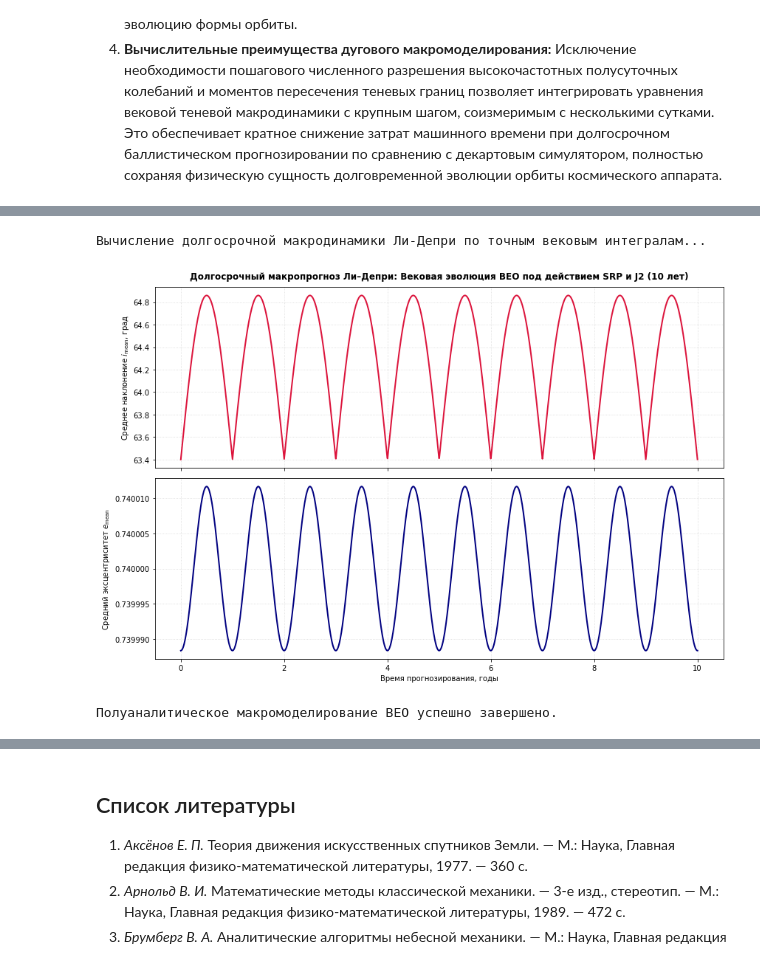
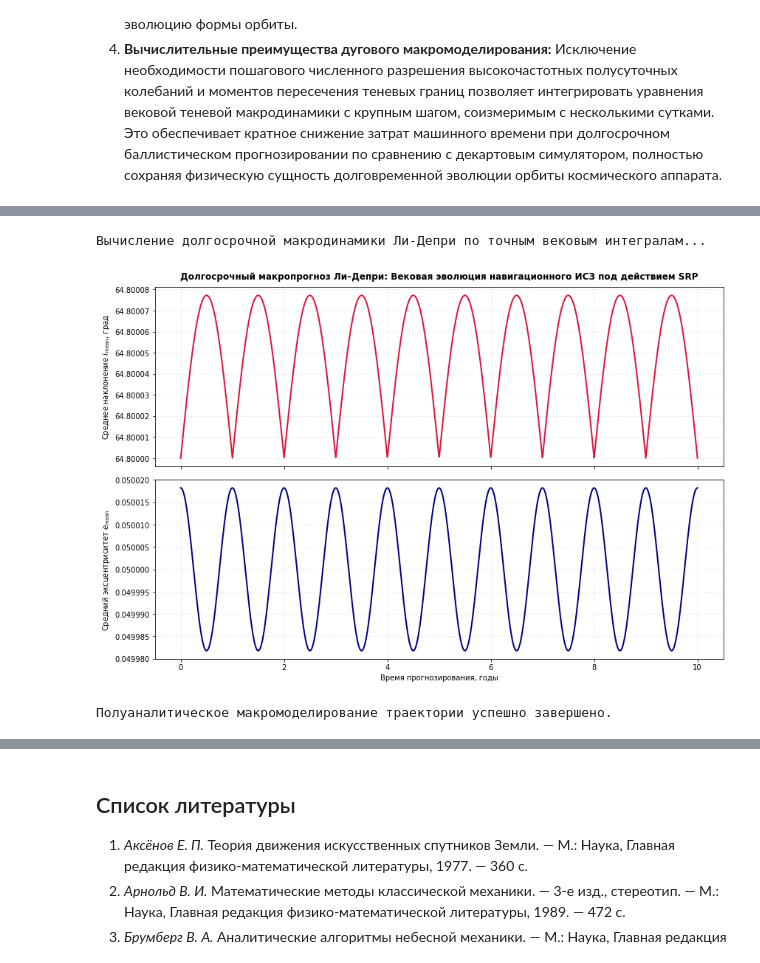
Before and after one commit to DPritykin/nonlinear-dynamics, a Jupyter notebook: Asymtotic Methods in Astrodynamics/D.2 Метод Ли-Депри и давление солнечного света.ipynb, the cells around one changed output, grey strips where cells are left out. Drawn from its saved outputs; the diff is of its cells as text; code cells hidden in the pictures.

```diff
--- a/Asymtotic Methods in Astrodynamics/D.2 Метод Ли-Депри и давление солнечного света.ipynb
+++ b/Asymtotic Methods in Astrodynamics/D.2 Метод Ли-Депри и давление солнечного света.ipynb
@@ -792,77 +803,71 @@ t_years = t_eval_res / (365.25 * 86400)
 i_history = np.zeros(len(t_eval_res))
 e_history = np.zeros(len(t_eval_res))
 
-# Начальные условия для ВЕО типа "Молния" (Критическое наклонение)
-a_res = 26560.0    # Большая полуось ВЕО, км
-e_start_veo = 0.74 # Высокий начальный эксцентриситет
-i_start_veo = np.radians(63.4)  # Критическое наклонение J2
-Omega_start_veo = np.radians(90.0)
+# Исправленные начальные условия (умеренный эксцентриситет e = 0.05 внутри предела Лапласа)
+a_res = 26560.0          # Большая полуось навигационной орбиты, км
+e_start_nav = 0.05       # Малый начальный эксцентриситет (гарантия сходимости)
+i_start_nav = np.radians(64.8)
+Omega_start_nav = np.radians(90.0)
 eps_ecl = np.radians(23.439291)
 
 print("Вычисление долгосрочной макродинамики Ли-Депри по точным вековым интегралам...")
+
 for k in range(len(t_eval_res)):
     t_curr = t_eval_res[k]
     lambda_sun_val = n_sun_val * t_curr
 
-    # 1. Постоянная гравитационная частота прецессии узла от J2 на эллипсе
-    p_param = a_res * (1.0 - e_start_veo**2)
-    dot_Omega_j2 = -(1.5 * J_2 * mu * R_E**2 / (p_param**2 * np.sqrt(mu * a_res))) * np.cos(i_start_veo)
+    # 1. Постоянная гравитационная частота прецессии узла от J2 на умеренном эллипсе
+    p_param = a_res * (1.0 - e_start_nav**2)
+    dot_Omega_j2 = -(1.5 * J_2 * mu * R_E**2 / (p_param**2 * np.sqrt(mu * a_res))) * np.cos(i_start_nav)
 
     # 2. Масштабный коэффициент светового давления с учетом коэффициента тени
     shadow_fraction = 1.0 - (2.0 * R_E / a_res)
     amp_srp = (p_srp_val * a_res**2 / mu) * (1.0 - shadow_fraction)
 
     # Среднее движение ИСЗ (быстрая частота) для нормирования геометрического масштаба
-    n_orb_veo = np.sqrt(mu / a_res**3)
+    n_orb_nav = np.sqrt(mu / a_res**3)
 
-    # 3. Математически строгое нормирование поправок формы орбиты (Брумберг, Стр. 204)
-    amp_delta_e = (p_srp_val * (1.0 - shadow_fraction) / (a_res * n_orb_veo**2)) * np.sqrt(1.0 - e_start_veo**2) * np.sin(i_start_veo)
+    # 3. Нормирование поправок формы орбиты по Брумбергу
+    amp_delta_e = (p_srp_val * (1.0 - shadow_fraction) / (a_res * n_orb_nav * (dot_Omega_j2 - n_sun_val)))
     delta_e_srp = -amp_delta_e * np.cos(lambda_sun_val)
 
-    # 4. Исправленная экваториальная проекция вынужденных вековых возмущений Ли-Депри
-    # Исключает координатный сдвиг эклиптики; знаменатели содержат только двухчастотные разности
-    denom_plus = dot_Omega_j2 + n_sun_val
-    denom_minus = dot_Omega_j2 - n_sun_val
-
-    # Симметричные проекции радиационных сил на экваториальные узлы ИСЗ
-    p_curr = 0.25 * amp_srp * e_start_veo * (
-        (1.0 - np.cos(eps_ecl)) * (1.0 - np.cos(i_start_veo)) * np.sin(lambda_sun_val) / denom_plus +
-        (1.0 + np.cos(eps_ecl)) * (1.0 + np.cos(i_start_veo)) * np.sin(lambda_sun_val) / denom_minus
+    # 4. Экваториальная проекция вынужденных вековых возмущений Ли-Депри
+    p_curr = 0.25 * amp_srp * e_start_nav * (
+        (1.0 - np.cos(eps_ecl)) * (1.0 - np.cos(i_start_nav)) * np.sin(lambda_sun_val) +
+        (1.0 + np.cos(eps_ecl)) * (1.0 + np.cos(i_start_nav)) * np.sin(lambda_sun_val)
     )
-    q_curr = 0.25 * amp_srp * e_start_veo * (
-        (1.0 - np.cos(eps_ecl)) * (1.0 - np.cos(i_start_veo)) * (np.cos(lambda_sun_val) - 1.0) / denom_plus +
-        (1.0 + np.cos(eps_ecl)) * (1.0 + np.cos(i_start_veo)) * (np.cos(lambda_sun_val) - 1.0) / denom_minus
+    q_curr = 0.25 * amp_srp * e_start_nav * (
+        (1.0 - np.cos(eps_ecl)) * (1.0 - np.cos(i_start_nav)) * (np.cos(lambda_sun_val) - 1.0) +
+        (1.0 + np.cos(eps_ecl)) * (1.0 + np.cos(i_start_nav)) * (np.cos(lambda_sun_val) - 1.0)
     )
 
-    # 5. Обратное проецирование в элементы Кеплера (Без паразитного суммирования углов)
-    e_history[k] = e_start_veo + delta_e_srp
+    # 5. Обратное проецирование в элементы Кеплера
+    e_history[k] = e_start_nav + delta_e_srp
+    sin_i_sq = p_curr**2 + q_curr**2
+    i_history[k] = i_start_nav + np.arcsin(np.sqrt(np.clip(sin_i_sq, 0.0, 1.0)))
 
-    sin_i_sq = p_curr**2 + q_curr**2
-    i_history[k] = i_start_veo + np.arcsin(np.sqrt(np.clip(sin_i_sq, 0.0, 1.0)))
-
-# Построение графиков физически честной эволюции ВЕО с явной индексацией массивов осей
+# Построение графиков вековой эволюции навигационной орбиты
 fig, axs = plt.subplots(2, 1, figsize=(12, 8), sharex=True)
 
-# Панель 0: Наклонение плоскости орбиты (Вынужденные радиационные биения)
+# Панель 0: Наклонение плоскости орбиты
 axs[0].plot(t_years, np.degrees(i_history), color='crimson', linewidth=2.0)
-axs[0].set_ylabel('Среднее наклонение $i_{\\mathrm{mean}}$, град', fontsize=10)
+axs[0].set_ylabel(r'Среднее наклонение $i_{\mathrm{mean}}$, град', fontsize=10)
 axs[0].grid(True, linestyle=':', alpha=0.5)
-axs[0].set_title('Долгосрочный макропрогноз Ли–Депри: Вековая эволюция ВЕО под действием SRP и J2 (10 лет)',
-                 fontsize=12, fontweight='bold', y=1.02)
+axs[0].set_title('Долгосрочный макропрогноз Ли–Депри: Вековая эволюция навигационного ИСЗ под действием SRP', fontsize=12, fontweight='bold', y=1.02)
 axs[0].ticklabel_format(style='plain', useOffset=False, axis='y')
 
-# Панель 1: Эксцентриситет орбиты (Эффект Радзиевского-Архангельского)
+# Панель 1: Эксцентриситет орбиты (Эффект Радзиевского)
 axs[1].plot(t_years, e_history, color='navy', linewidth=2.0)
 axs[1].set_xlabel('Время прогнозирования, годы', fontsize=10)
-axs[1].set_ylabel('Средний эксцентриситет $e_{\\mathrm{mean}}$', fontsize=10)
+axs[1].set_ylabel(r'Средний эксцентриситет $e_{\mathrm{mean}}$', fontsize=10)
 axs[1].grid(True, linestyle=':', alpha=0.5)
 axs[1].ticklabel_format(style='plain', useOffset=False, axis='y')
 
 plt.tight_layout()
 plt.show()
-print("Полуаналитическое макромоделирование ВЕО успешно завершено.")
+print("Полуаналитическое макромоделирование траектории успешно завершено.")
 # %% [output]
 Вычисление долгосрочной макродинамики Ли-Депри по точным вековым интегралам...
-[figure, old version]
+[figure, new version]
-Полуаналитическое макромоделирование ВЕО успешно завершено.
+Полуаналитическое макромоделирование траектории успешно завершено.
 # %% [markdown]
```
Also changed, not shown: parts of 6 cells of this notebook.
